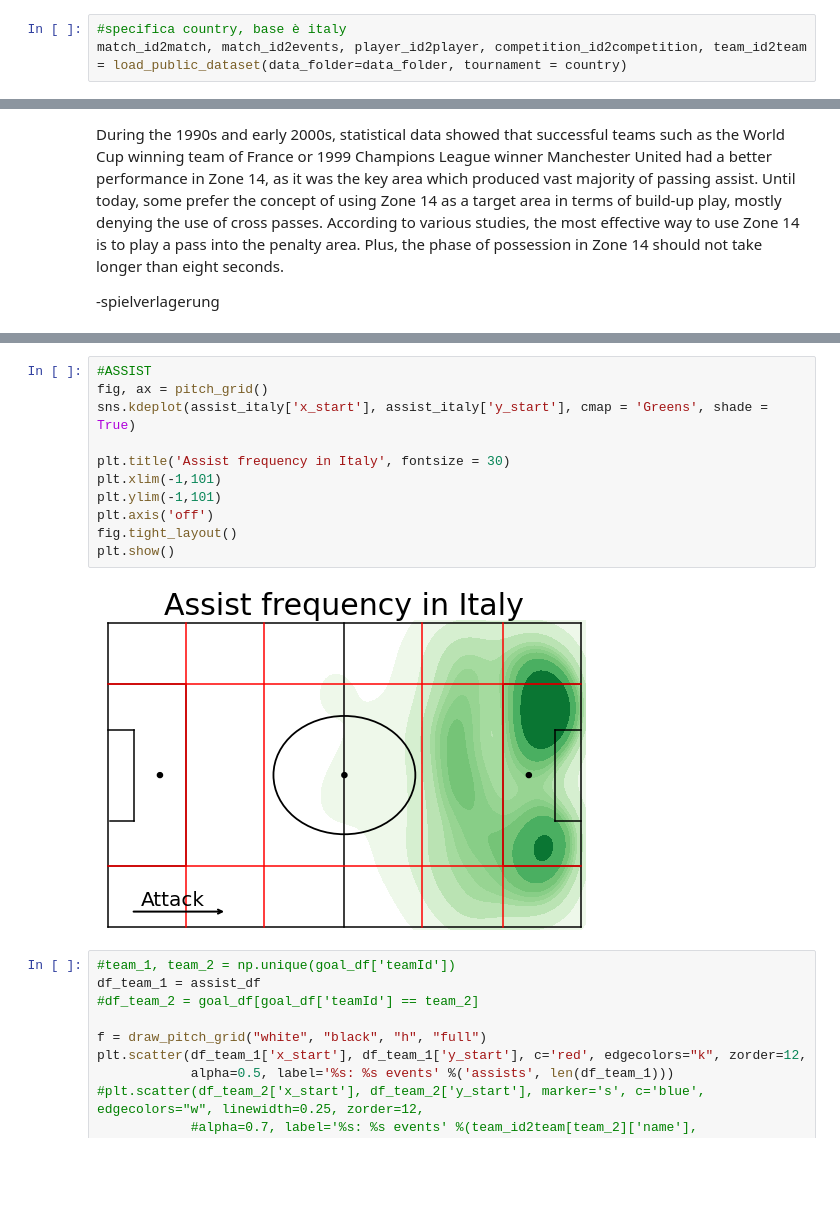
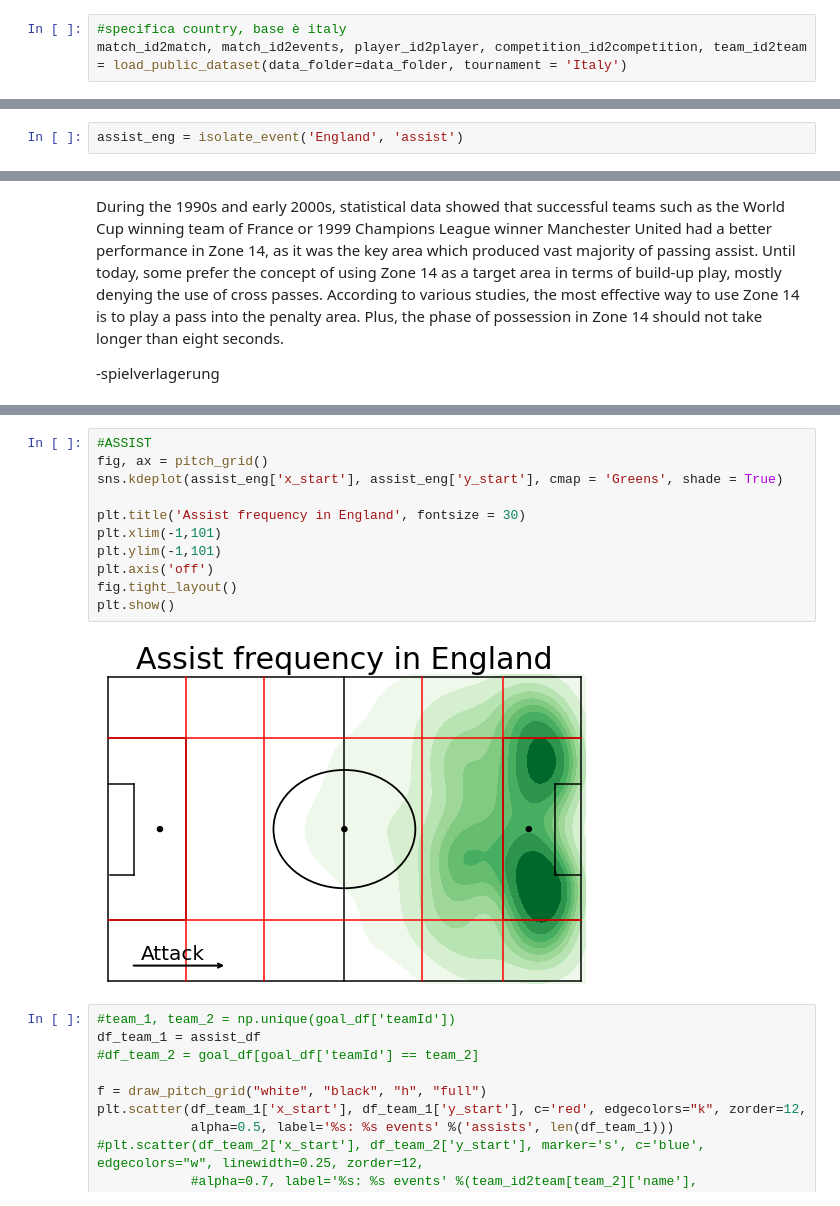
Before and after one commit to PasqualeGorrasi/Football-data, a Jupyter notebook: football pitch zone.ipynb, the cells around one changed output, grey strips where cells are left out. Drawn from its saved outputs; the diff is of its cells as text; blank space fills up the shorter version.

```diff
--- a/football pitch zone.ipynb
+++ b/football pitch zone.ipynb
@@ -30,4 +30,4 @@ Downloading events data
 Download completed
 # %%
 #specifica country, base è italy
-match_id2match, match_id2events, player_id2player, competition_id2competition, team_id2team = load_public_dataset(data_folder=data_folder, tournament = country)
+match_id2match, match_id2events, player_id2player, competition_id2competition, team_id2team = load_public_dataset(data_folder=data_folder, tournament = 'Italy')
@@ -191,0 +158,2 @@ assist_spain = isolate_event('Spain', 'assist')
+# %%
+assist_eng = isolate_event('England', 'assist')
@@ -255,16 +203,16 @@ plt.show()
 # %%
 #ASSIST
 fig, ax = pitch_grid()
-sns.kdeplot(assist_italy['x_start'], assist_italy['y_start'], cmap = 'Greens', shade = True)
+sns.kdeplot(assist_eng['x_start'], assist_eng['y_start'], cmap = 'Greens', shade = True)
 
-plt.title('Assist frequency in Italy', fontsize = 30)
+plt.title('Assist frequency in England', fontsize = 30)
 plt.xlim(-1,101)
 plt.ylim(-1,101)
 plt.axis('off')
 fig.tight_layout()
 plt.show()
 # %% [output]
-[figure, old version]
+[figure, new version]
 # %%
 #team_1, team_2 = np.unique(goal_df['teamId'])
 df_team_1 = assist_df
```
Also changed, not shown: parts of 43 cells of this notebook, 2 other files.
